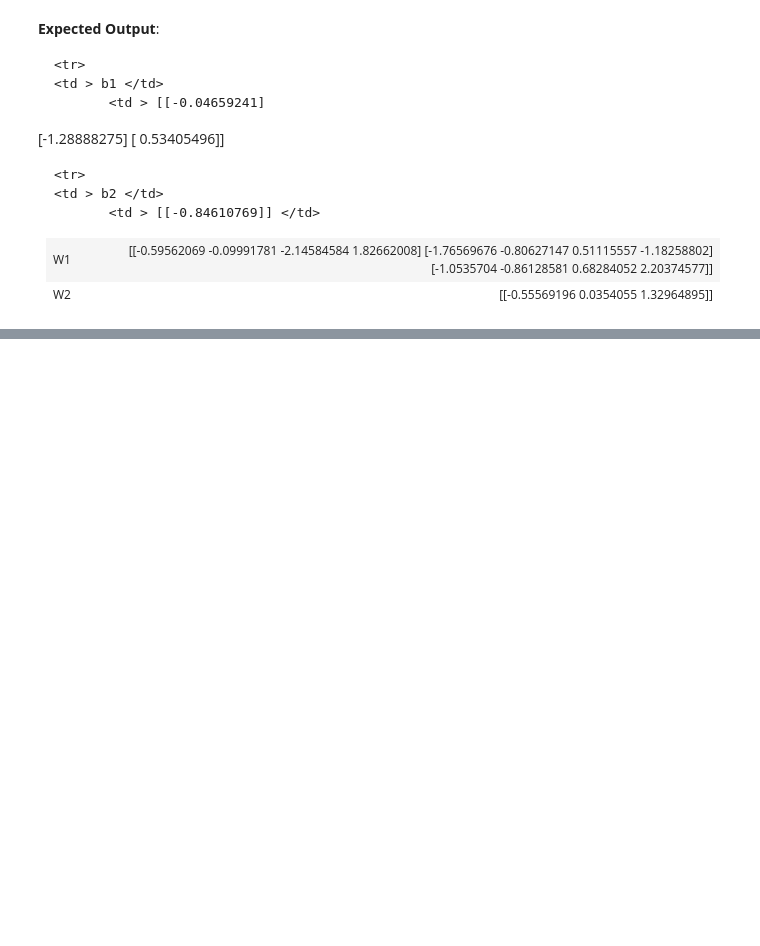
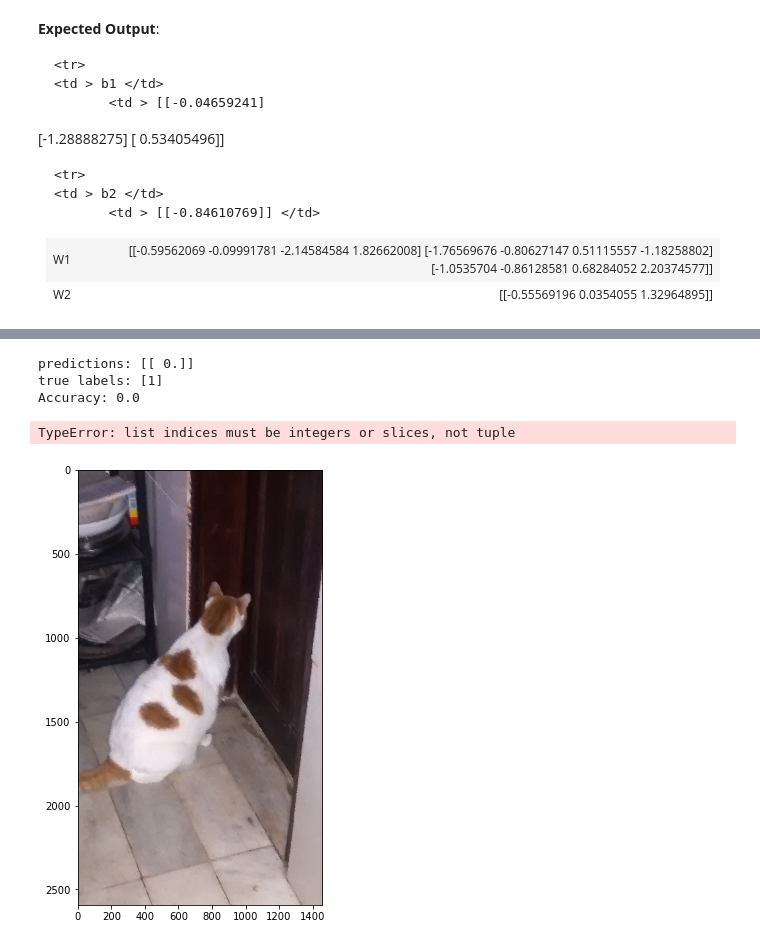
Before and after one commit to duodecimo/duodecimoMachineLearning, a Jupyter notebook: duodecimoMachineLearningCodes/python/deepLearning/duoDeepLearningL_LayerNN.ipynb, the cells around one changed output, grey strips where cells are left out. Cells and saved outputs as stored; diff of their text form; code cells hidden in the pictures; blank space fills up the shorter version.

```diff
--- a/duodecimoMachineLearningCodes/python/deepLearning/duoDeepLearningL_LayerNN.ipynb
+++ b/duodecimoMachineLearningCodes/python/deepLearning/duoDeepLearningL_LayerNN.ipynb
@@ -1176,0 +1200,20 @@ print_mislabeled_images(classes, test_x, test_y, labels_test_y, pred_test)
+# %%
+## START CODE HERE ##
+my_image = "pong2.jpg" # change this to the name of your image file
+my_label_y = [1] # the true class of your image (1 -> cat, 0 -> non-cat)
+## END CODE HERE ##
+
+fname = "images/" + my_image
+image = np.array(ndimage.imread(fname, flatten=False))
+my_image = scipy.misc.imresize(image, size=(32,32)).reshape((32*32*3,1))
+my_predicted_image = predict(my_image, my_label_y, parameters)
+
+plt.imshow(image)
+print ("y = " + str(np.squeeze(my_predicted_image)) + ", your L-layer model predicts a \"" + \
+       classes[int(np.squeeze(my_predicted_image)),] +  "\" picture.")
+# %% [output]
+predictions: [[ 0.]]
+true labels: [1]
+Accuracy: 0.0
+TypeError: list indices must be integers or slices, not tuple
+[figure, added]
```
Also changed, not shown: parts of 8 cells of this notebook, 2 other files.
